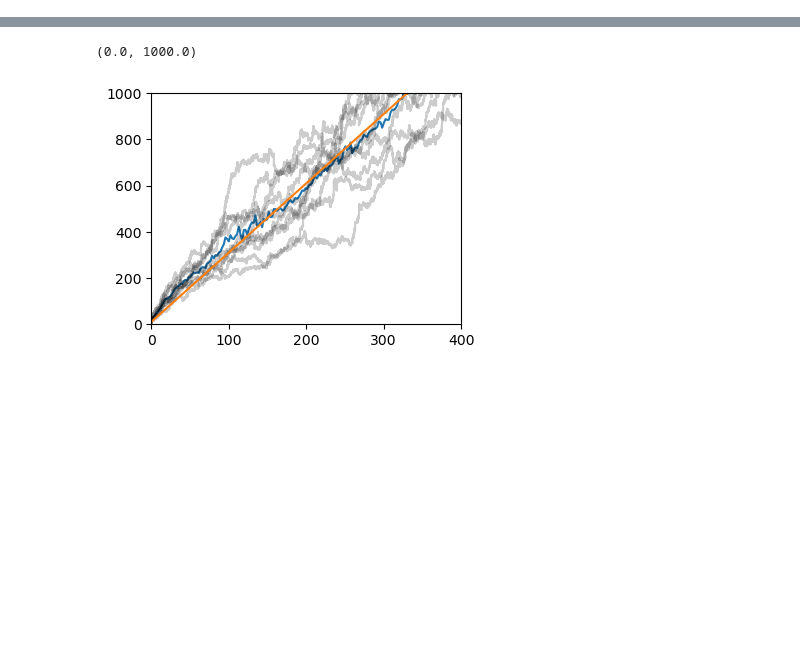
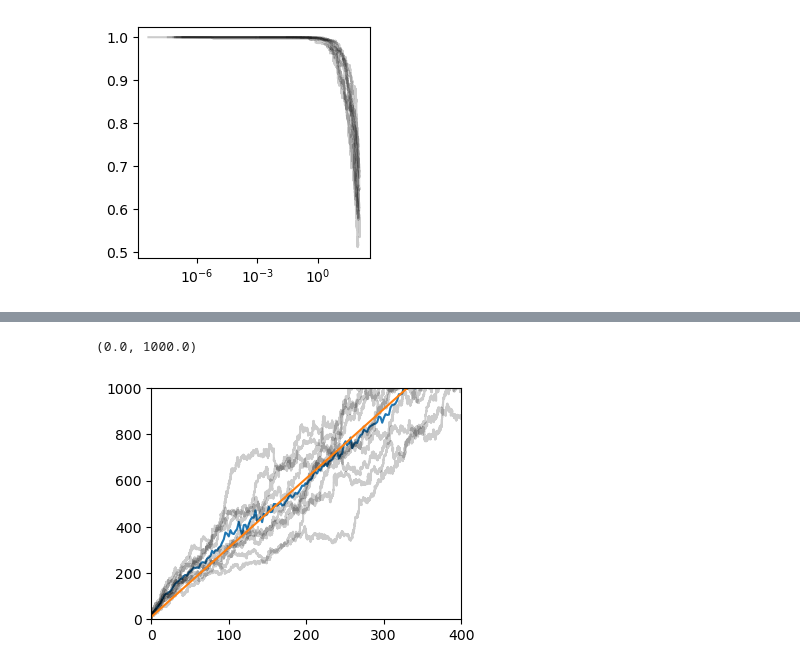
Before and after one commit to HugoLeRoy94/parallel_msd_isf, a Jupyter notebook: Compute_MSD.ipynb, the cells around one changed output, grey strips where cells are left out. Drawn from its saved outputs; the diff is of its cells as text; code cells hidden in the pictures; blank space fills up the shorter version.

```diff
--- a/Compute_MSD.ipynb
+++ b/Compute_MSD.ipynb
@@ -100,3 +100,11 @@ for i in range(msd_time_point.shape[1]):
+# %%
+step = 5
+fig,ax = plt.subplots(figsize=(3,3))
+for i,time_point in enumerate(msd_time_point[:,step]):
+    ax.plot(time_point[:,0],time_point[:,2],color='black',alpha= 0.2)
+ax.set_xscale('log')
+# %% [output]
+[figure, added]
 # %%
 fig,ax = plt.subplots(figsize=(8,3),ncols = 2)
 step = 0
```
Also changed, not shown: parts of 6 cells of this notebook, 1 other file.
